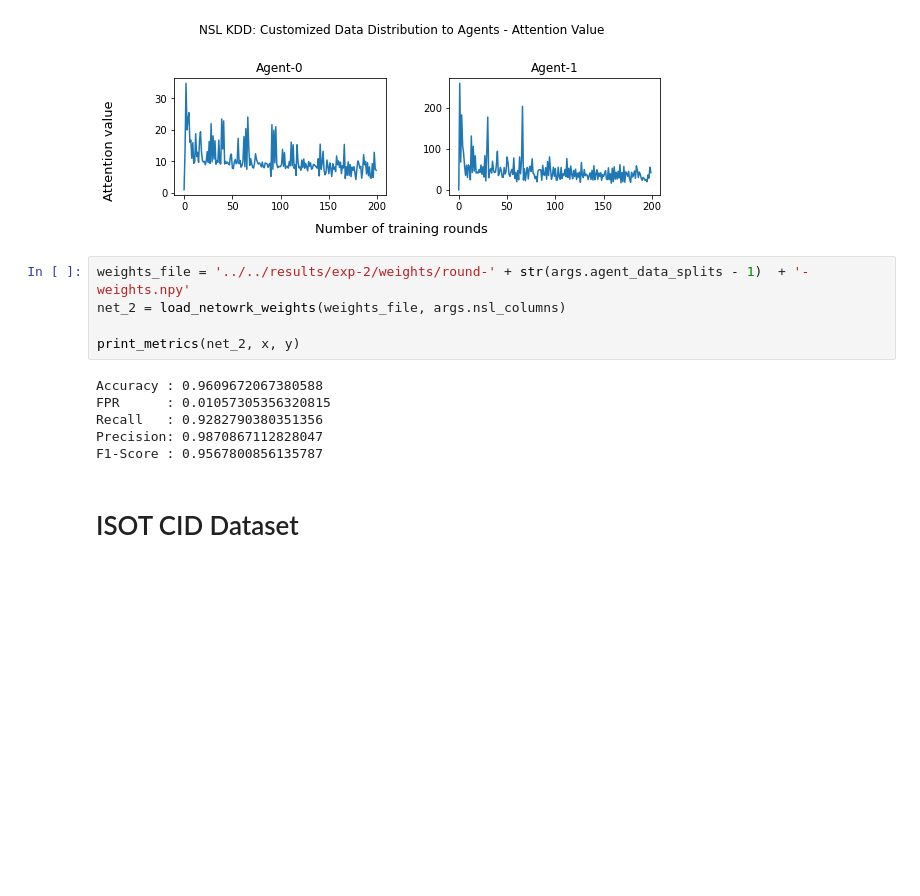
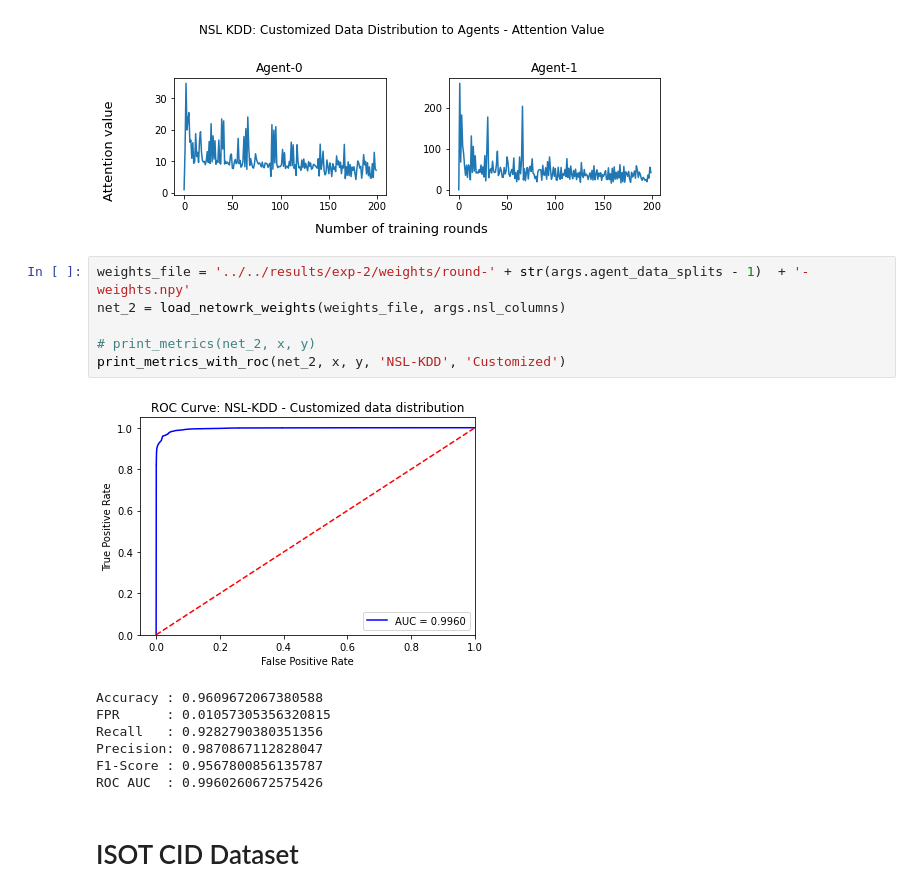
Before and after one commit to sreekanth025/Network-Intrusion-Detection, a Jupyter notebook: results/Analysis/Analysis.ipynb, the cells around one changed output. Saved outputs shown, nothing was run; the diff lists cells and outputs as text; blank space fills up the shorter version.

```diff
--- a/results/Analysis/Analysis.ipynb
+++ b/results/Analysis/Analysis.ipynb
@@ -223,14 +259,17 @@ Saving graphs for Attention values..
 # %%
 weights_file = '../../results/exp-2/weights/round-' + str(args.agent_data_splits - 1)  + '-weights.npy'
 net_2 = load_netowrk_weights(weights_file, args.nsl_columns)
 
-print_metrics(net_2, x, y)
+# print_metrics(net_2, x, y)
+print_metrics_with_roc(net_2, x, y, 'NSL-KDD', 'Customized')
 # %% [output]
+[figure, added]
 Accuracy : 0.9609672067380588
 FPR      : 0.01057305356320815
 Recall   : 0.9282790380351356
 Precision: 0.9870867112828047
 F1-Score : 0.9567800856135787
+ROC AUC  : 0.9960260672575426
 # %% [markdown]
 # ISOT CID Dataset
 # %%
```
Also changed, not shown: parts of 6 cells of this notebook.
